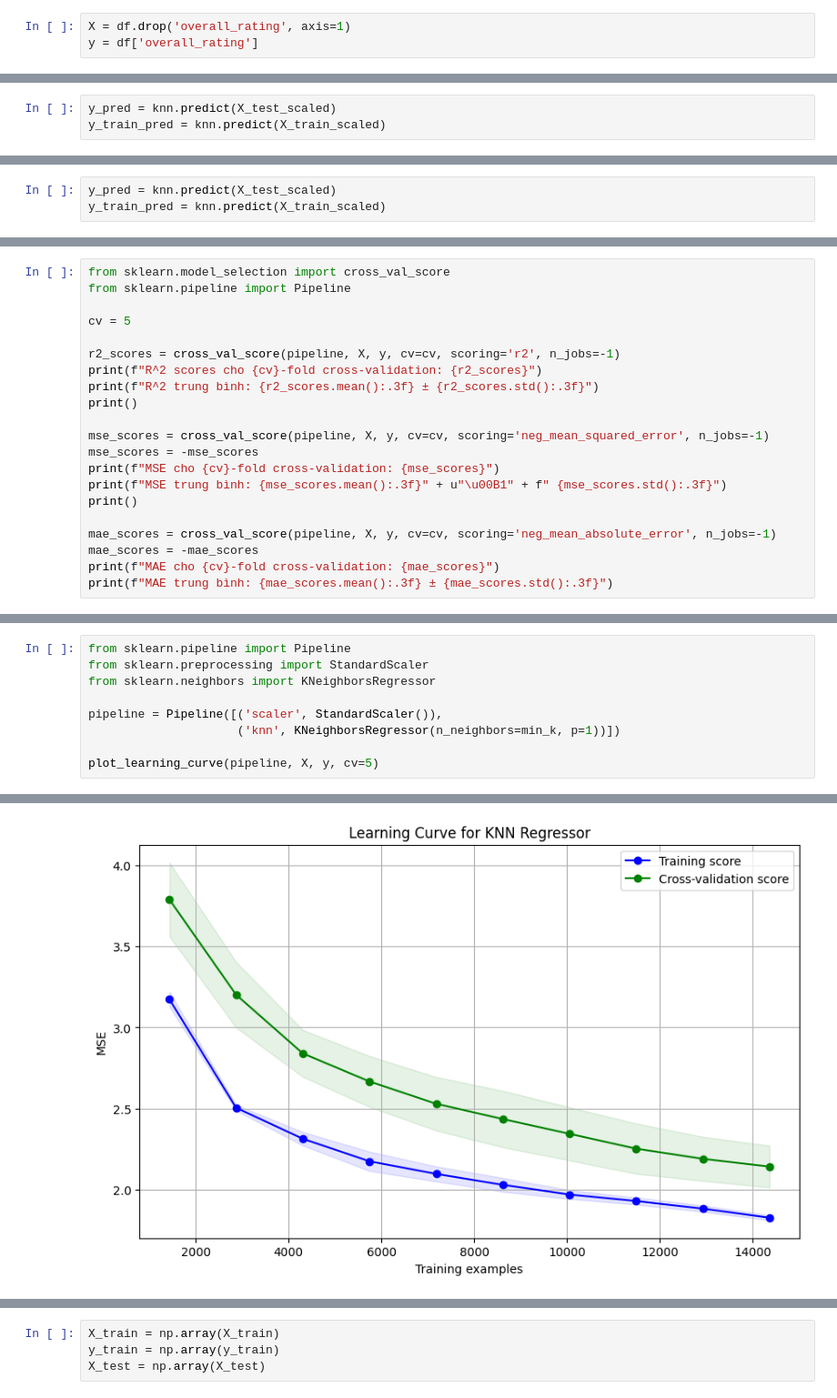
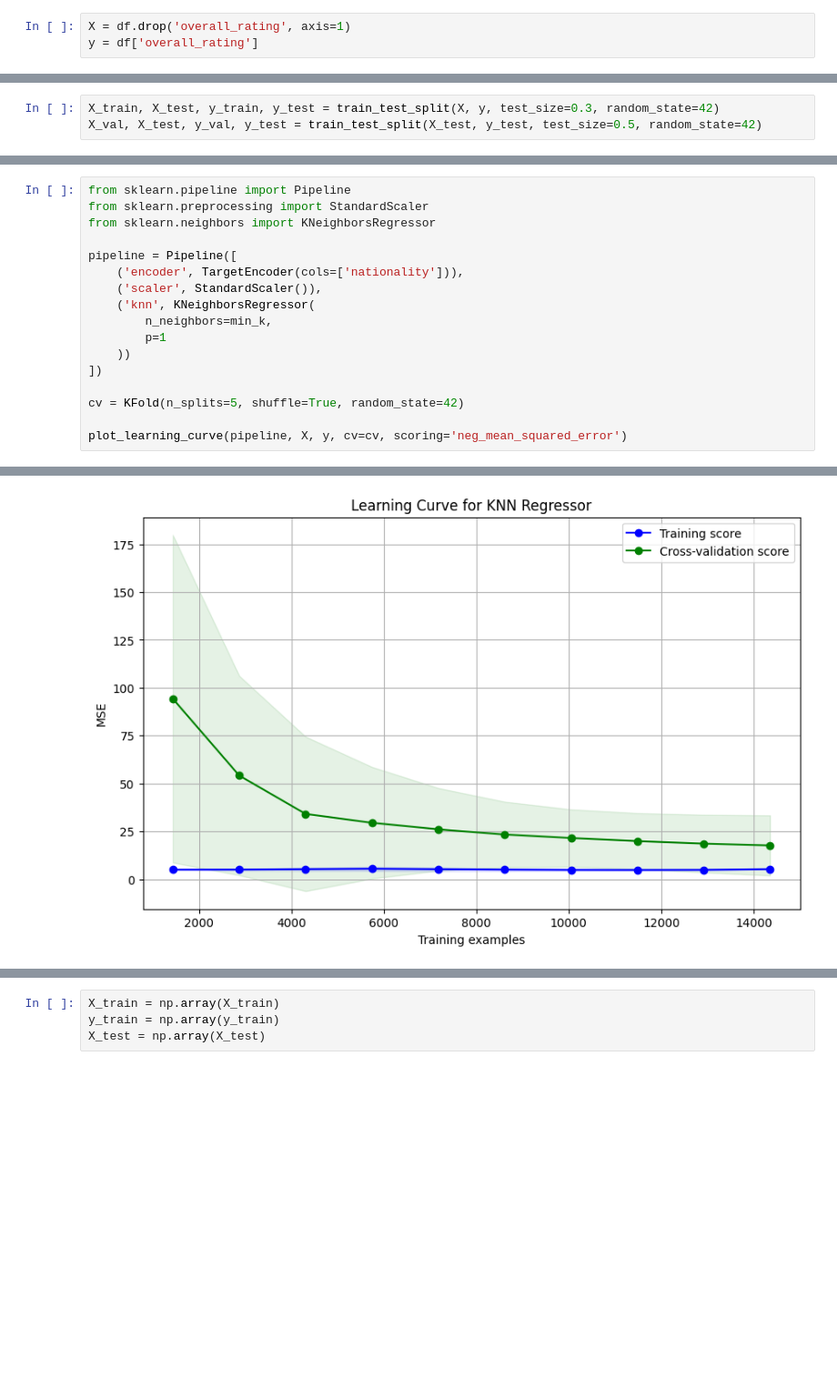
Before and after one commit to nttrung612/Football_Players_Rating_Prediction, a Jupyter notebook: knn.ipynb, the cells around one changed output, grey strips where cells are left out. Shown at 91% size. Drawn from its saved outputs; the diff is of its cells as text; blank space fills up the shorter version.

```diff
--- a/knn.ipynb
+++ b/knn.ipynb
@@ -28,3 +75,0 @@ KNeighborsRegressor()
-# %%
-y_pred = knn.predict(X_test_scaled)
-y_train_pred = knn.predict(X_train_scaled)
@@ -69,3 +175,0 @@ KNeighborsRegressor(p=1)
-# %%
-y_pred = knn.predict(X_test_scaled)
-y_train_pred = knn.predict(X_train_scaled)
@@ -96,3 +176,6 @@ R2 score: 0.948619735360377
+# %%
+X_train, X_test, y_train, y_test = train_test_split(X, y, test_size=0.3, random_state=42)
+X_val, X_test, y_val, y_test = train_test_split(X_test, y_test, test_size=0.5, random_state=42)
 # %%
 from sklearn.pipeline import Pipeline
 from sklearn.preprocessing import StandardScaler
@@ -175,21 +231,0 @@ Cross-validation mean absolute error: 1.0839197247974883
-# %%
-from sklearn.model_selection import cross_val_score
-from sklearn.pipeline import Pipeline
-
-cv = 5
-
-r2_scores = cross_val_score(pipeline, X, y, cv=cv, scoring='r2', n_jobs=-1)
-print(f"R^2 scores cho {cv}-fold cross-validation: {r2_scores}")
-print(f"R^2 trung bình: {r2_scores.mean():.3f} ± {r2_scores.std():.3f}")
-print()
-
-mse_scores = cross_val_score(pipeline, X, y, cv=cv, scoring='neg_mean_squared_error', n_jobs=-1)
-mse_scores = -mse_scores
-print(f"MSE cho {cv}-fold cross-validation: {mse_scores}")
-print(f"MSE trung bình: {mse_scores.mean():.3f}" + u"\u00B1" + f" {mse_scores.std():.3f}")
-print()
-
-mae_scores = cross_val_score(pipeline, X, y, cv=cv, scoring='neg_mean_absolute_error', n_jobs=-1)
-mae_scores = -mae_scores
-print(f"MAE cho {cv}-fold cross-validation: {mae_scores}")
-print(f"MAE trung bình: {mae_scores.mean():.3f} ± {mae_scores.std():.3f}")
@@ -254,8 +311,16 @@ from sklearn.pipeline import Pipeline
 from sklearn.preprocessing import StandardScaler
 from sklearn.neighbors import KNeighborsRegressor
 
-pipeline = Pipeline([('scaler', StandardScaler()),
-                     ('knn', KNeighborsRegressor(n_neighbors=min_k, p=1))])
+pipeline = Pipeline([
+    ('encoder', TargetEncoder(cols=['nationality'])),
+    ('scaler', StandardScaler()),
+    ('knn', KNeighborsRegressor(
+        n_neighbors=min_k,
+        p=1
+    ))
+])
 
-plot_learning_curve(pipeline, X, y, cv=5)
+cv = KFold(n_splits=5, shuffle=True, random_state=42)
+
+plot_learning_curve(pipeline, X, y, cv=cv, scoring='neg_mean_squared_error')
 # %% [output]
@@ -262 +330 @@ plot_learning_curve(pipeline, X, y, cv=5)
-[figure, old version]
+[figure, new version]
```
Also changed, not shown: parts of 48 cells of this notebook.
